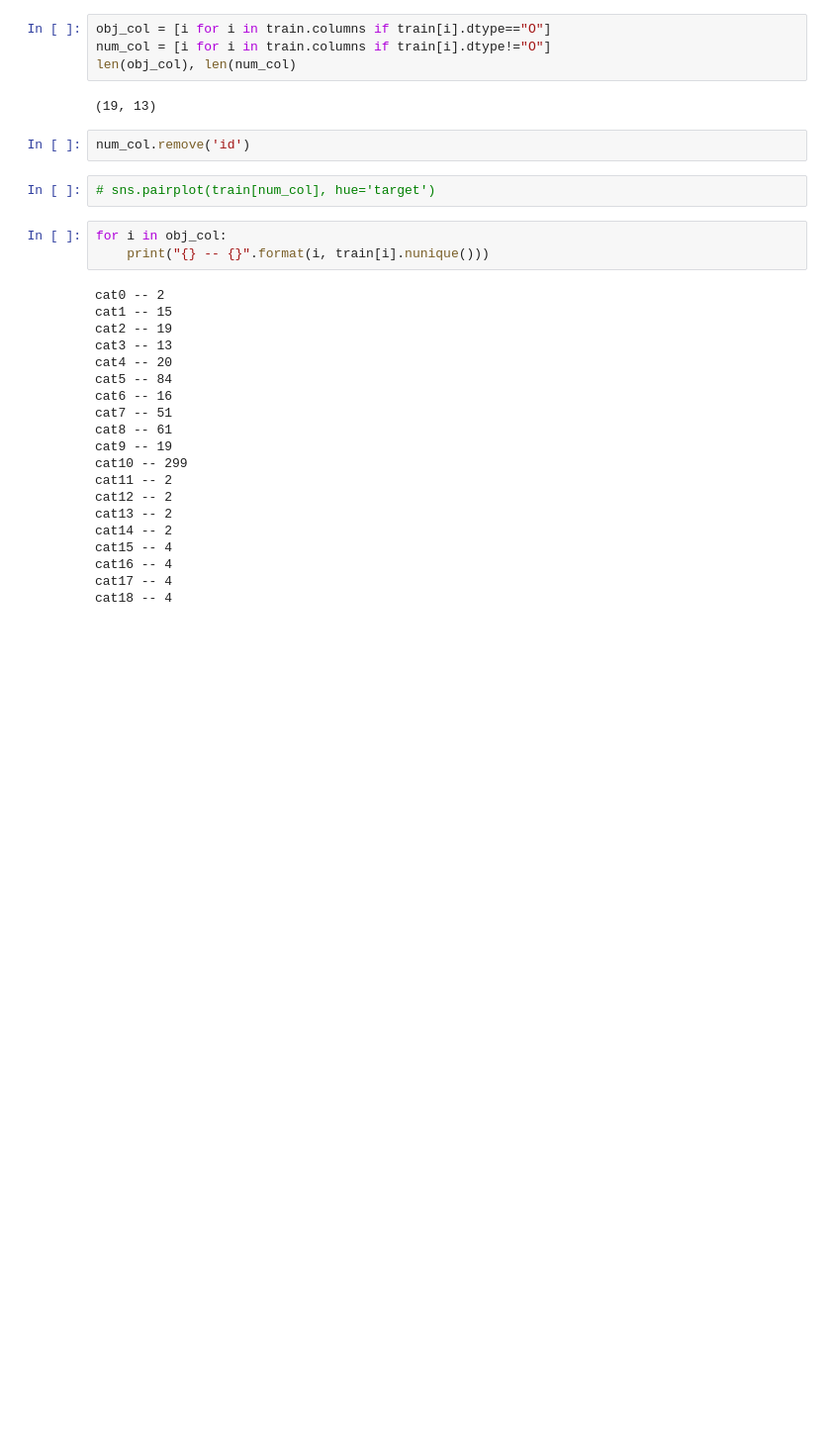
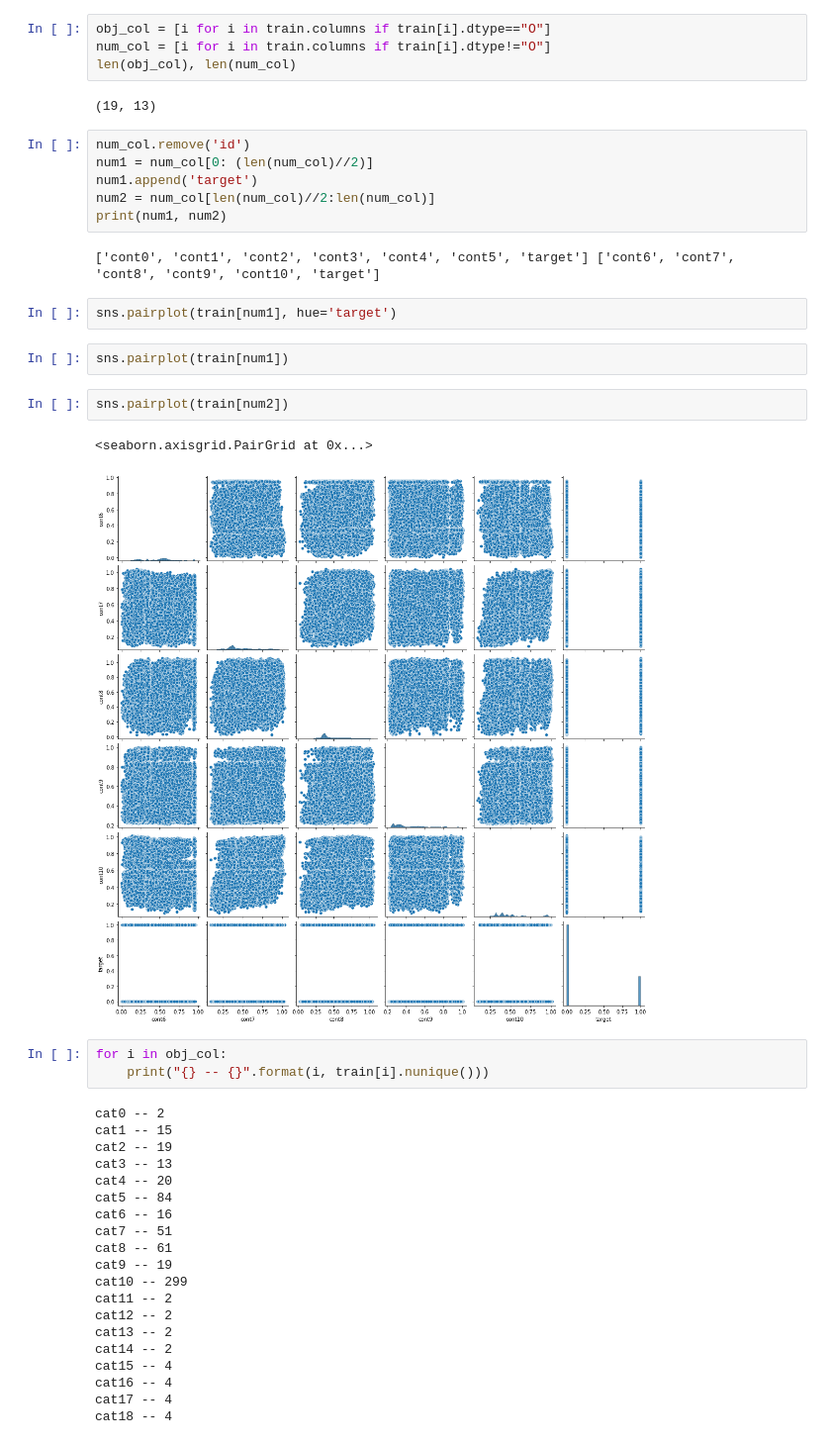
Before and after one commit to DaoodS/Machine_Learning_Projects, a Jupyter notebook: Project_11/Implementation/data_processing.ipynb, the cells around one changed output. Shown at 99% size. Cells and saved outputs as stored; diff of their text form; blank space fills up the shorter version.

```diff
--- a/Project_11/Implementation/data_processing.ipynb
+++ b/Project_11/Implementation/data_processing.ipynb
@@ -55,10 +61,23 @@ num_col = [i for i in train.columns if train[i].dtype!="O"]
 len(obj_col), len(num_col)
 # %% [output]
 (19, 13)
-# %%
-num_col.remove('id')
+# %%
+num_col.remove('id')
+num1 = num_col[0: (len(num_col)//2)]
+num1.append('target')
+num2 = num_col[len(num_col)//2:len(num_col)]
+print(num1, num2)
+# %% [output]
+['cont0', 'cont1', 'cont2', 'cont3', 'cont4', 'cont5', 'target'] ['cont6', 'cont7', 'cont8', 'cont9', 'cont10', 'target']
 # %%
-# sns.pairplot(train[num_col], hue='target')
+sns.pairplot(train[num1], hue='target')
+# %%
+sns.pairplot(train[num1])
+# %%
+sns.pairplot(train[num2])
+# %% [output]
+<seaborn.axisgrid.PairGrid at 0x...>
+[figure, added]
 # %%
 for i in obj_col:
     print("{} -- {}".format(i, train[i].nunique()))
```
Also changed, not shown: parts of 35 cells of this notebook, 4 other files.
